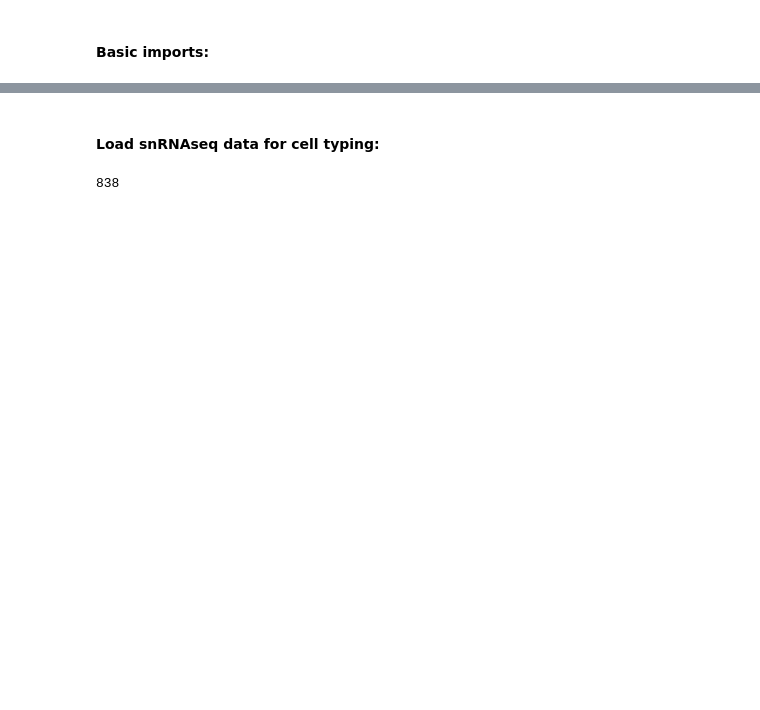
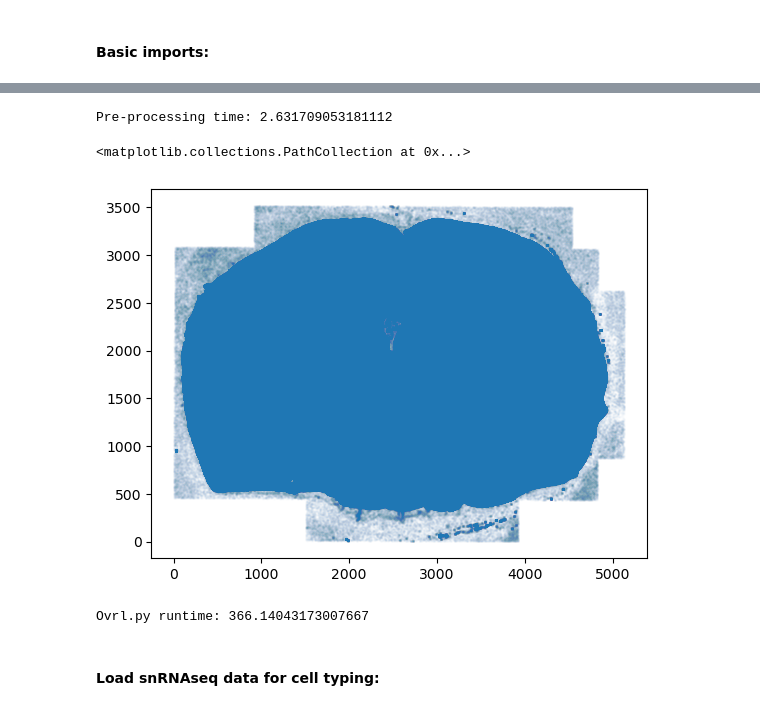
Before and after one commit to Moldia/Xenium_benchmarking, a Jupyter notebook: notebooks/2_segmentation_free_analysis/2_3_brain_cell_overlaps.ipynb, the cells around one changed output, grey strips where cells are left out. Cells and saved outputs as stored; diff of their text form; code cells hidden in the pictures; blank space fills up the shorter version.

Commit message:
updated overlap detection script

```diff
--- a/notebooks/2_segmentation_free_analysis/2_3_brain_cell_overlaps.ipynb
+++ b/notebooks/2_segmentation_free_analysis/2_3_brain_cell_overlaps.ipynb
@@ -94,0 +48,30 @@ roi_df
+# %%
+
+if dataset == 0:
+
+    perf_=time.perf_counter()
+
+    adata = anndata.read_h5ad(os.path.join(file_root,
+                f'../../../../raw_data/Xenium-benchmark/spatial/ms_brain_multisection{n_replicate}.h5ad'),)
+
+
+
+    coords = adata.uns['spots'].copy()
+    coords = coords[~(coords.feature_name.str.contains("BLANK") | coords.feature_name.str.contains("NegControl"))]
+
+    df = coords[['x_location' ,'y_location' ,'z_location','feature_name' ]]#,'cell_id','cell_type_louis','cell_id_louis']]
+
+    # replace the feature_name Ccn2 with Ctgf, which is present in the scRNAseq data:
+    # df.loc[df.feature_name=='Ccn2','feature_name'] = 'Ctgf'
+    df.columns = ['x','y','z','gene' ,]#'cell_id','cell_type_louis','cell_id_louis']
+    df = df[~df.gene.str.contains('Blank')][::1]
+    df['gene']=df['gene'].astype('category')
+
+    # spot_df = df.copy()
+    genes = sorted(df.gene.unique())
+
+    print(f'Loading time: {time.perf_counter()-perf_}')
+    perf_=time.perf_counter()
+
+del coords,
+df.head()
@@ -95,2 +87,39 @@ roi_df
+# %%
+# df.x-=df.x.min()
+# df.y-=df.y.min()
+
+df.x/=um_per_pixel
+df.y/=um_per_pixel
+
+# df.x-=df.x.min()
+# df.y-=df.y.min()
+
+print(f'Pre-processing time: {time.perf_counter()-perf_}')
+perf_=time.perf_counter()
+
+plt.scatter(df.x,df.y,s=1,alpha=0.01)
+# %% [output]
+Pre-processing time: 2.631709053181112
+<matplotlib.collections.PathCollection at 0x...>
+[figure, added]
+# %%
+
+perf_=time.perf_counter()
+
+from src import ovrlp
+
+perf_=time.perf_counter()
+
+roi_df, distance_map, signal, divergence_map  = ovrlp.find_overlaps(df,threshold_fraction=0.5,density_weight=0.1,min_distance=4,min_expression=4.5,return_maps=True)
+
+print(f'Ovrl.py runtime: {time.perf_counter()-perf_}')
+perf_=time.perf_counter()
+
+# re=run to compute divergence map:
+# _, _, divergence, signal, divergence_map = ovrlp.compute_divergence(df, genes, plot=False,
+#                                             threshold_fraction=0.4,density_weight=0.1,
+#                                             min_distance=20,return_maps=True)
+# %% [output]
+Ovrl.py runtime: 366.14043173007667
 # %% [markdown]
 #### Load snRNAseq data for cell typing:
@@ -129,4 +125,0 @@ for celltype in signatures.columns:
-# %%
-len(roi_df)
-# %% [output]
-838
```
Also changed, not shown: parts of 36 cells of this notebook.
